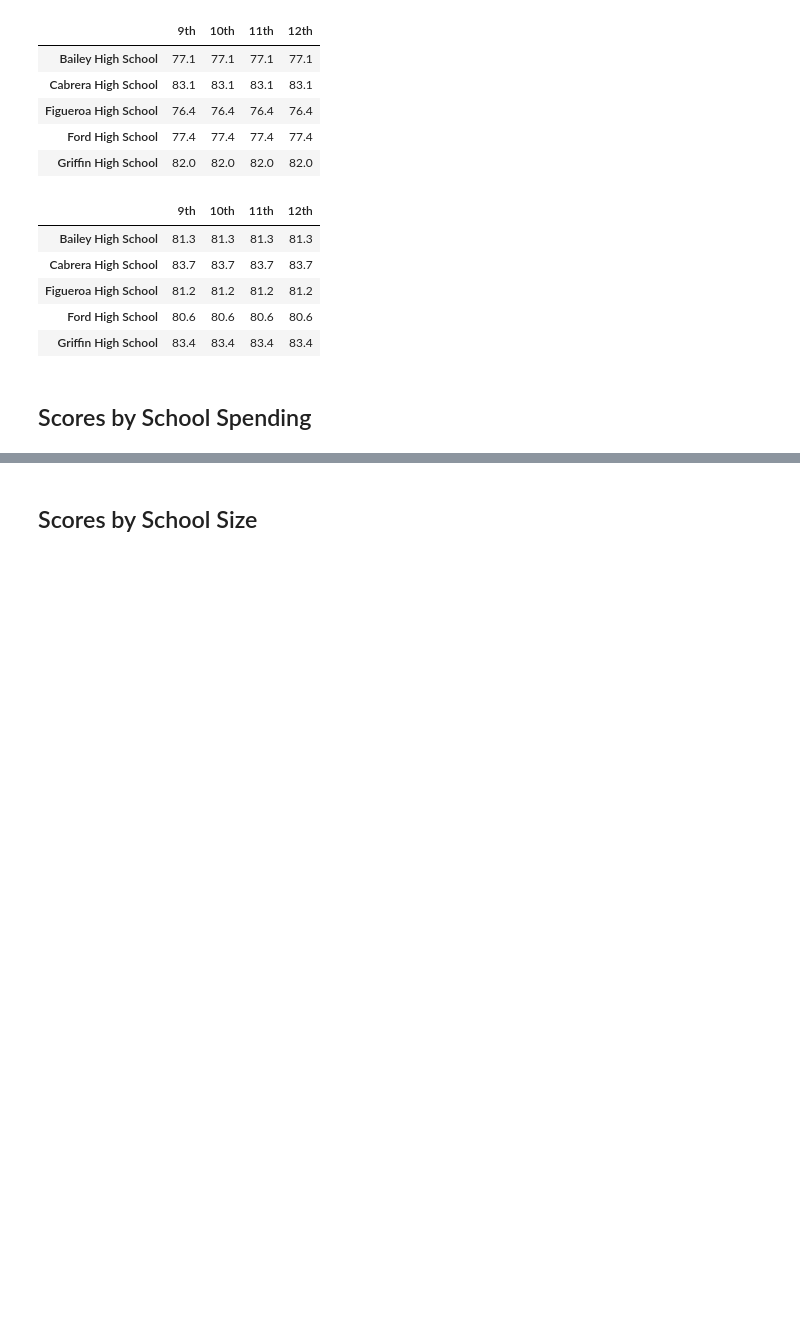
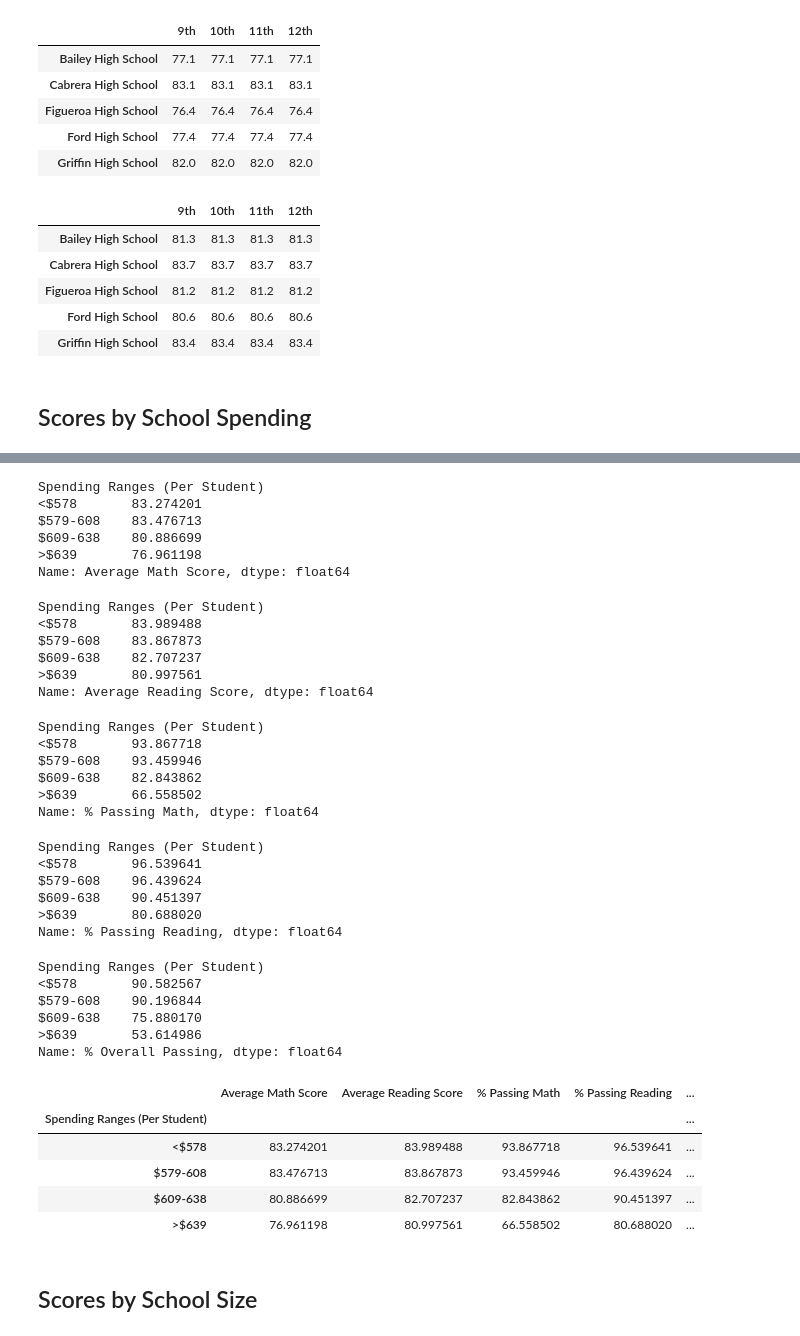
Before and after one commit to bibadin/School_District_Analysis, a Jupyter notebook: PyCitySchools_Challenge.ipynb, the cells around one changed output, grey strips where cells are left out. Saved outputs shown, nothing was run; the diff lists cells and outputs as text; code cells hidden in the pictures; blank space fills up the shorter version.

```diff
--- a/PyCitySchools_Challenge.ipynb
+++ b/PyCitySchools_Challenge.ipynb
@@ -487,9 +479,10 @@ reading_scores_by_grade.head()
 # Establish the spending bins and group names.
 per_school_capita.describe()
 spending_bins=[0, 578, 608, 638, 668]
+spending_names = ["<$578", "$579-608", "$609-638",">$639"]
 pd.cut(per_school_capita, spending_bins)
 per_school_capita.groupby(pd.cut(per_school_capita, spending_bins)).count()
 # Categorize spending based on the bins.
-per_school_summary_df["Spending Ranges (Per Student)"]=pd.cut(per_school_capita, spending_bins, labels=group_names)
+per_school_summary_df["Spending Ranges (Per Student)"]=pd.cut(per_school_capita, spending_bins, labels=spending_names)
 per_school_summary_df
 # %% [output]
@@ -502,0 +505,68 @@ NameError: name 'group_names' is not defined
+# %%
+# Calculate averages for the desired columns.
+spending_math_scores=per_school_summary_df.groupby(["Spending Ranges (Per Student)"]).mean()["Average Math Score"]
+spending_reading_scores=per_school_summary_df.groupby(["Spending Ranges (Per Student)"]).mean()["Average Reading Score"]
+spending_passing_math=per_school_summary_df.groupby(["Spending Ranges (Per Student)"]).mean()["% Passing Math"]
+spending_passing_reading=per_school_summary_df.groupby(["Spending Ranges (Per Student)"]).mean()["% Passing Reading"]
+spending_overall_passing=per_school_summary_df.groupby(["Spending Ranges (Per Student)"]).mean()["% Overall Passing"]
+# %%
+spending_math_scores
+# %% [output]
+Spending Ranges (Per Student)
+<$578       83.274201
+$579-608    83.476713
+$609-638    80.886699
+>$639       76.961198
+Name: Average Math Score, dtype: float64
+# %%
+spending_reading_scores
+# %% [output]
+Spending Ranges (Per Student)
+<$578       83.989488
+$579-608    83.867873
+$609-638    82.707237
+>$639       80.997561
+Name: Average Reading Score, dtype: float64
+# %%
+spending_passing_math
+# %% [output]
+Spending Ranges (Per Student)
+<$578       93.867718
+$579-608    93.459946
+$609-638    82.843862
+>$639       66.558502
+Name: % Passing Math, dtype: float64
+# %%
+spending_passing_reading
+# %% [output]
+Spending Ranges (Per Student)
+<$578       96.539641
+$579-608    96.439624
+$609-638    90.451397
+>$639       80.688020
+Name: % Passing Reading, dtype: float64
+# %%
+spending_overall_passing
+# %% [output]
+Spending Ranges (Per Student)
+<$578       90.582567
+$579-608    90.196844
+$609-638    75.880170
+>$639       53.614986
+Name: % Overall Passing, dtype: float64
+# %%
+# Create the DataFrame
+spending_summary_df = pd.DataFrame({
+    "Average Math Score": spending_math_scores,
+    "Average Reading Score": spending_reading_scores,
+    "% Passing Math": spending_passing_math,
+    "% Passing Reading": spending_passing_reading,
+    "% Overall Passing": spending_overall_passing})
+spending_summary_df.head()
+# %% [output]
+|  | Average Math Score | Average Reading Score | % Passing Math | % Passing Reading | ... |
+| Spending Ranges (Per Student) |  |  |  |  | ... |
+| <$578 | 83.274201 | 83.989488 | 93.867718 | 96.539641 | ... |
+| $579-608 | 83.476713 | 83.867873 | 93.459946 | 96.439624 | ... |
+| $609-638 | 80.886699 | 82.707237 | 82.843862 | 90.451397 | ... |
+| >$639 | 76.961198 | 80.997561 | 66.558502 | 80.688020 | ... |
```
Also changed, not shown: parts of 32 cells of this notebook.
